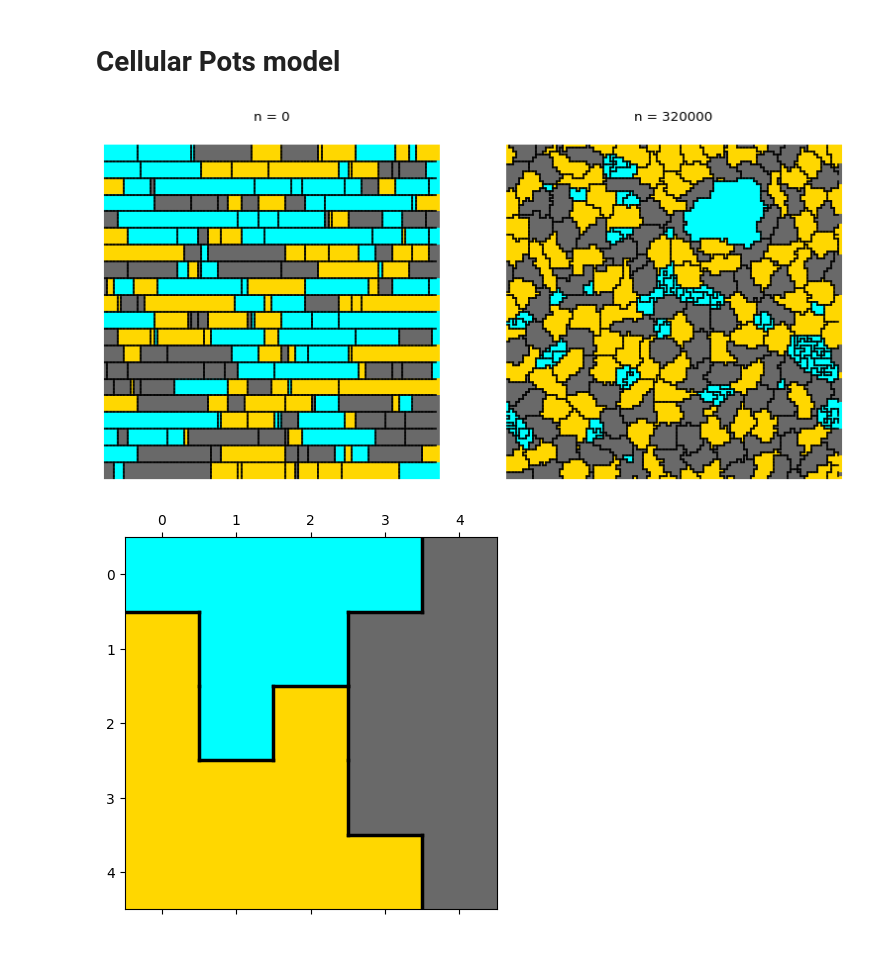
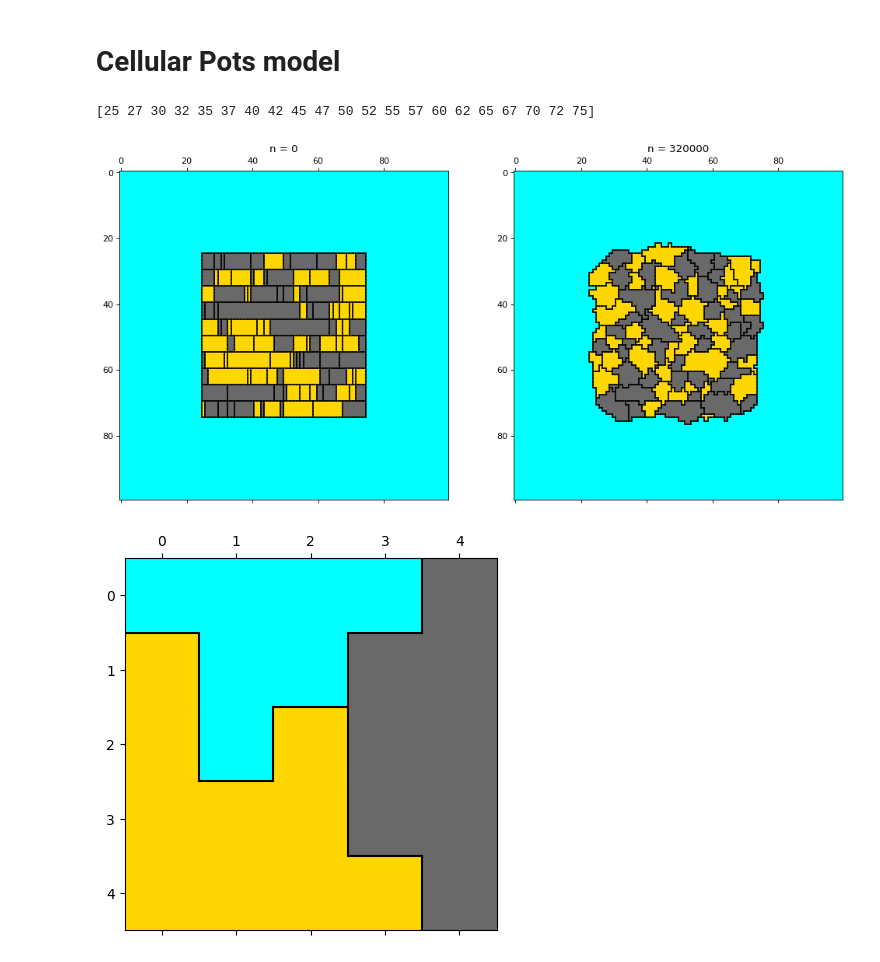
Before and after one commit to jonas4climate/metabolic-cellular-modelling, a Jupyter notebook: assignment4.ipynb, the cells around one changed output. Drawn from its saved outputs; the diff is of its cells as text; code cells hidden in the pictures.

Commit message:
Initialize cells in rectangular arrangement with no fluid in between

```diff
--- a/assignment4.ipynb
+++ b/assignment4.ipynb
@@ -176,13 +181,15 @@ def Cellular_Potts_model(
                 areas[sigma_prime] += 1
 
     return grid
+# %%
+print(np.linspace(25, 75, 21, dtype=int))
+# %% [output]
+[25 27 30 32 35 37 40 42 45 47 50 52 55 57 60 62 65 67 70 72 75]
 # %%
 def plot_cellular_potts(ax, grid, n_types, n_MCS):
 
     # Type-recognizing function
-    celltype = lambda sigma : (sigma % n_types)
-
-    ax.grid()
+    celltype = lambda sigma : celltype_function(sigma, n_types)
 
     # Yeah it will only work for two cell types + surrounding fluid
     celltype_grid = celltype(grid)
@@ -205,26 +212,17 @@ def plot_cellular_potts(ax, grid, n_types, n_MCS):
     ax.set_title('n = %i' % nsteps)
 
     # Turn off the axis
-    ax.axis('off')
+    # ax.axis('off')
 # %%
 # Properly declare parameters that actually can be passed to the function
 #---------------------------------------
 
 # Cell type equilibrium areas
-ntypes = 3
-A = np.zeros(ntypes)
+A = np.zeros(3)
 
-# Based on section II.A2. in the paper
-# to be fair, our implementation doesn't even use that value
-# TODO: Change later
-A[0] = -1
-
-# Based on section II.B1. in the paper
-A[1] = 40
-A[2] = 40
-
-# Also based on that section, but scaled down
-nx = 100
+# Based on section II.B1. in the paper, adjusted to our grid size (100 x 100)
+A[1] = 20
+A[2] = 20
 
 # Based on section III.A2. in the paper
 J_MM = 0
@@ -251,23 +249,23 @@ n_MCS = 0
 k = 1
 # %%
 # Create figure
-fig = plt.figure(facecolor='w', figsize=(12,6), dpi=80)
+fig = plt.figure(facecolor='w', figsize=(15,7.5), dpi=80)
 fig.tight_layout()
 ax = plt.subplot2grid((1, 2), (0, 0))
 n_MCS = 0
 
 # Simulate
 cell_ids = Cellular_Potts_model(J, A, n_MCS, T)
-plot_cellular_potts(ax, cell_ids, ntypes, n_MCS)
+plot_cellular_potts(ax, cell_ids, 2, n_MCS)
 
 ax = plt.subplot2grid((1, 2), (0, 1))
 n_MCS = 2
 
 # Simulate
 cell_ids = Cellular_Potts_model(J, A, n_MCS, T)
-plot_cellular_potts(ax, cell_ids, ntypes, n_MCS)
+plot_cellular_potts(ax, cell_ids, 2, n_MCS)
 # %% [output]
-[figure, old version]
+[figure, new version]
 # %%
 np.random.seed(42)
 
```
Also changed, not shown: parts of 2 cells of this notebook.
